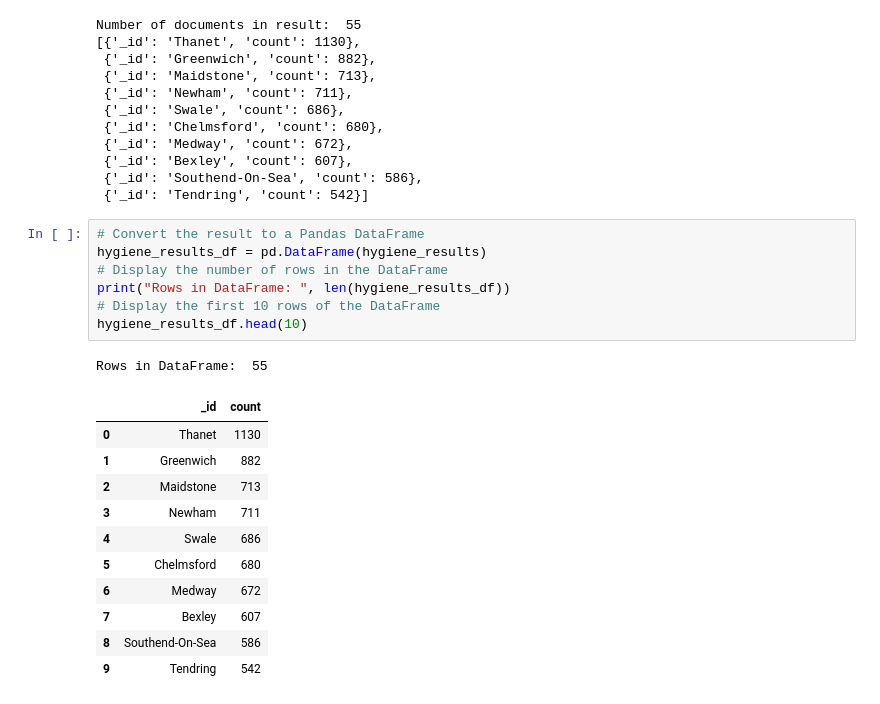
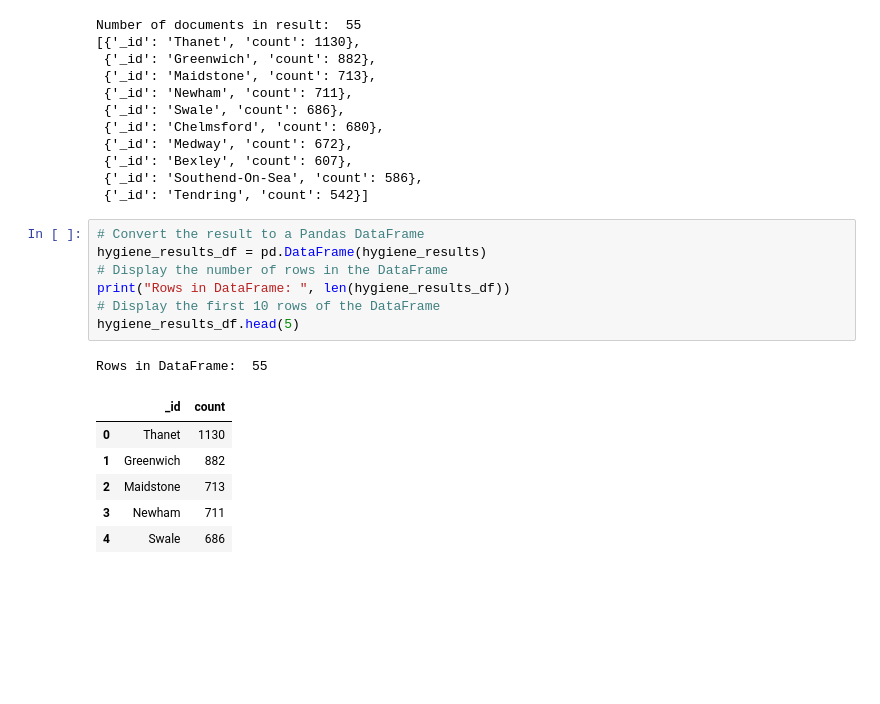
Before and after one commit to ufuoma85/nosql-challenge, a Jupyter notebook: Starter_Code/NoSQL_analysis_starter.ipynb, the cells around one changed output. Drawn from its saved outputs; the diff is of its cells as text; blank space fills up the shorter version.

```diff
--- a/Starter_Code/NoSQL_analysis_starter.ipynb
+++ b/Starter_Code/NoSQL_analysis_starter.ipynb
@@ -246,20 +246,15 @@ Number of documents in result:  55
 # %%
 # Convert the result to a Pandas DataFrame
 hygiene_results_df = pd.DataFrame(hygiene_results)
 # Display the number of rows in the DataFrame
 print("Rows in DataFrame: ", len(hygiene_results_df))
 # Display the first 10 rows of the DataFrame
-hygiene_results_df.head(10)
+hygiene_results_df.head(5)
 # %% [output]
 Rows in DataFrame:  55
 |  | _id | count |
 | 0 | Thanet | 1130 |
 | 1 | Greenwich | 882 |
 | 2 | Maidstone | 713 |
 | 3 | Newham | 711 |
 | 4 | Swale | 686 |
-| 5 | Chelmsford | 680 |
-| 6 | Medway | 672 |
-| 7 | Bexley | 607 |
-| 8 | Southend-On-Sea | 586 |
-| 9 | Tendring | 542 |
```
